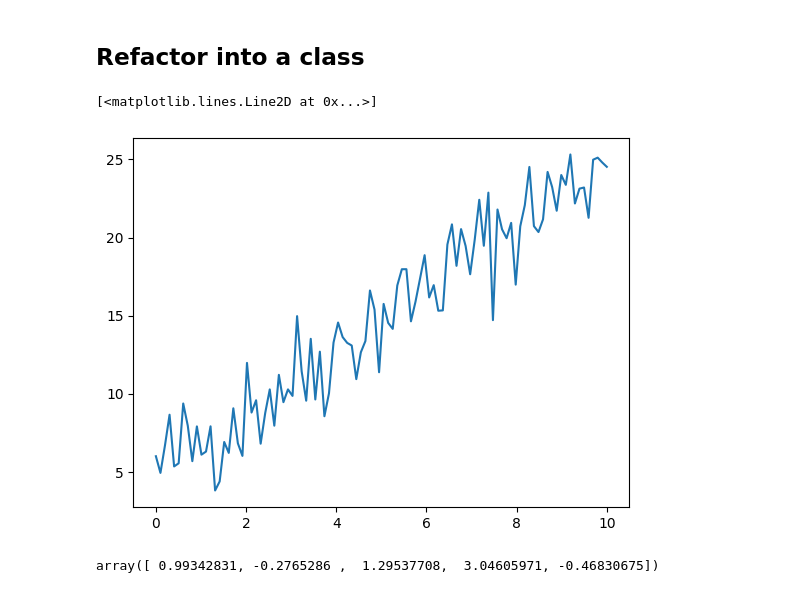
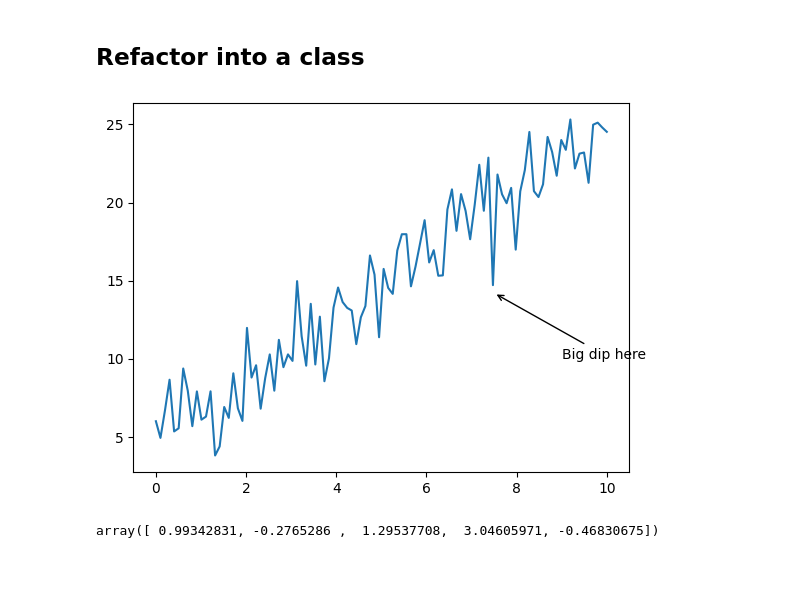
Before and after one commit to Db-Lau/python_code_along_DE25, a Jupyter notebook: exercises/exercise6/ex6_3.ipynb, the cells around one changed output. Drawn from its saved outputs; the diff is of its cells as text; code cells hidden in the pictures.

```diff
--- a/exercises/exercise6/ex6_3.ipynb
+++ b/exercises/exercise6/ex6_3.ipynb
@@ -31,23 +31,27 @@ Text(9, 10, 'Big dip here')
 # %%
 class PlotAnnotator:
     def __init__(self, fig, ax):
         self.fig = fig
         self.ax = ax
 
-    def arrow(self):
+    def arrow(self, label: str, start_xy: tuple[float], end_xy: tuple[float]):
         self.ax.annotate(
-            "Big dip here",
-            xytext=(9, 10),
-            xy=(7.5, 14.2),
+            label,
+            xytext=start_xy,
+            xy=end_xy,
             arrowprops={"arrowstyle": "->"},
         )
+
 
 fig, ax = plt.subplots(1)
 
 ax.plot(x, y)
+
+annotator = PlotAnnotator(fig, ax)
+
+annotator.arrow(label="Big dip here", start_xy = (9, 10), end_xy = (7.5, 14.2))
 # %% [output]
-[<matplotlib.lines.Line2D at 0x...>]
-[figure, old version]
+[figure, new version]
 # %%
 np.random.seed(42)
 np.random.normal(0, 2, size = 5)
```
